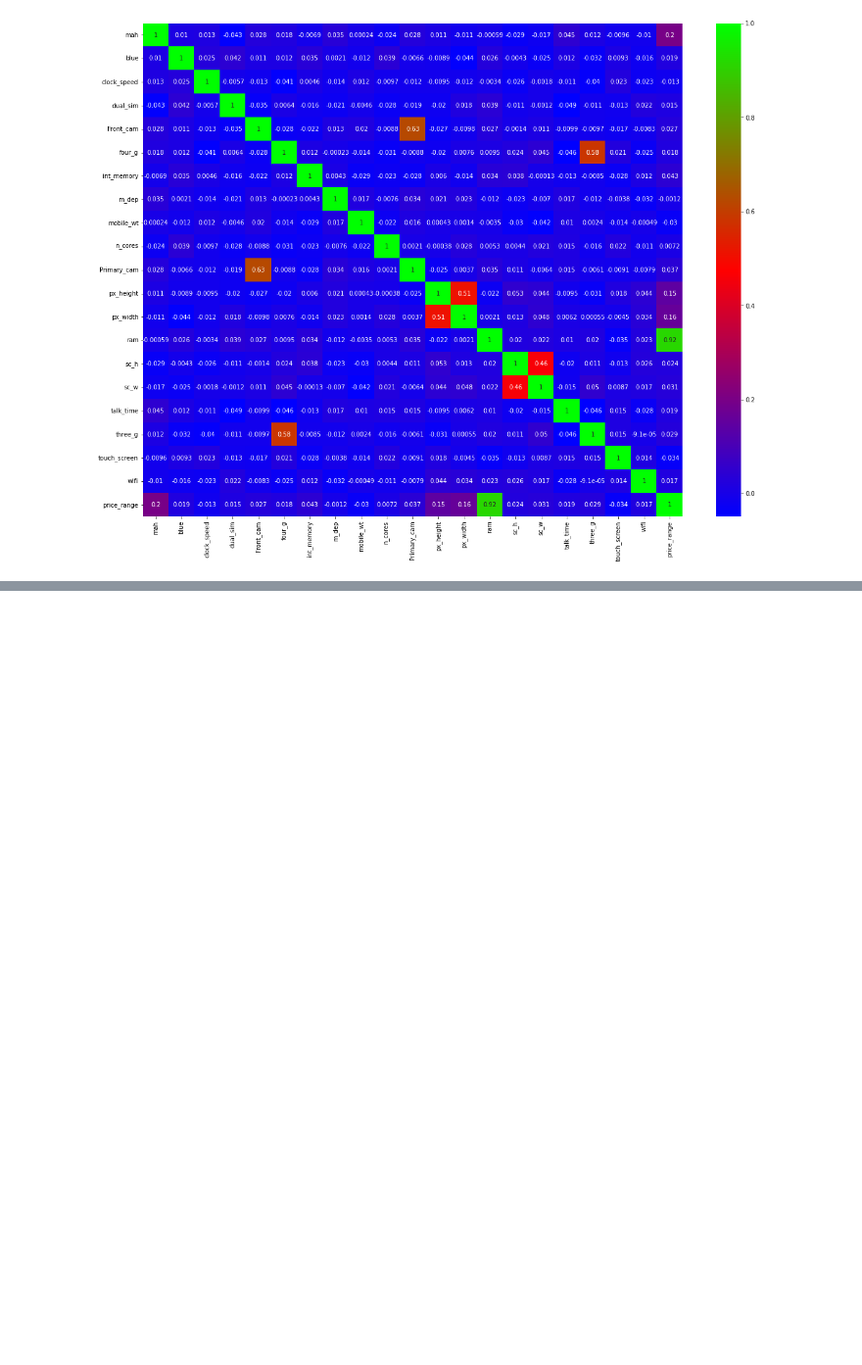
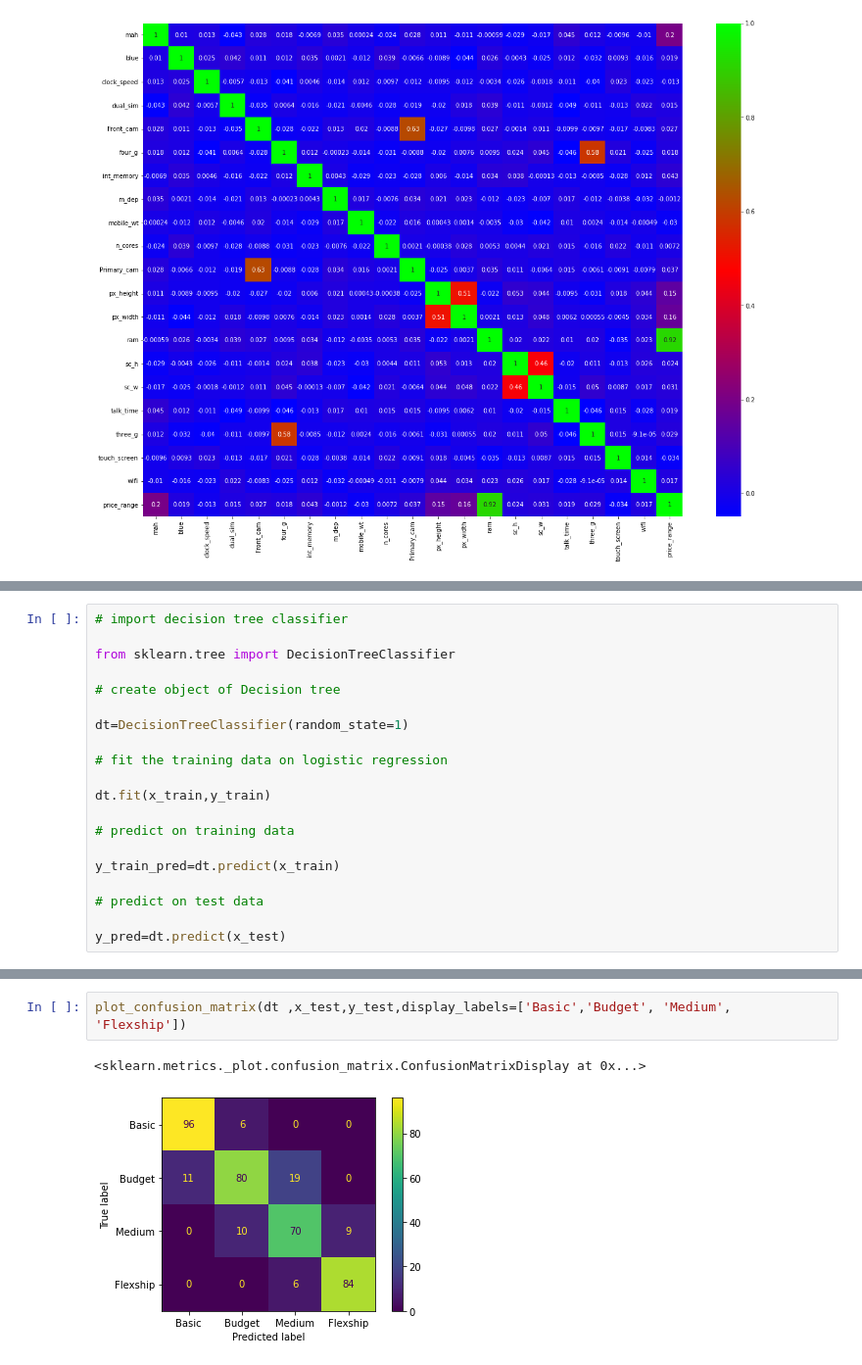
Before and after one commit to tarun422/Mobile-Price-Range-Prediction, a Jupyter notebook: Mobile_Price_Range_Prediction.ipynb, the cells around one changed output, grey strips where cells are left out. Shown at 98% size. Saved outputs shown, nothing was run; the diff lists cells and outputs as text; blank space fills up the shorter version.

```diff
--- a/Mobile_Price_Range_Prediction.ipynb
+++ b/Mobile_Price_Range_Prediction.ipynb
@@ -859,0 +1054,20 @@ sns.heatmap(corr,annot=True,cmap='brg')
+# %%
+# import decision tree classifier
+
+from sklearn.tree import DecisionTreeClassifier
+
+# create object of Decision tree
+
+dt=DecisionTreeClassifier(random_state=1)
+
+# fit the training data on logistic regression
+
+dt.fit(x_train,y_train)
+
+# predict on training data
+
+y_train_pred=dt.predict(x_train)
+
+# predict on test data
+
+y_pred=dt.predict(x_test)
@@ -859,0 +1112,5 @@ sns.heatmap(corr,annot=True,cmap='brg')
+# %%
+plot_confusion_matrix(dt ,x_test,y_test,display_labels=['Basic','Budget', 'Medium', 'Flexship'])
+# %% [output]
+<sklearn.metrics._plot.confusion_matrix.ConfusionMatrixDisplay at 0x...>
+[figure, added]
```
Also changed, not shown: parts of 50 cells of this notebook.
